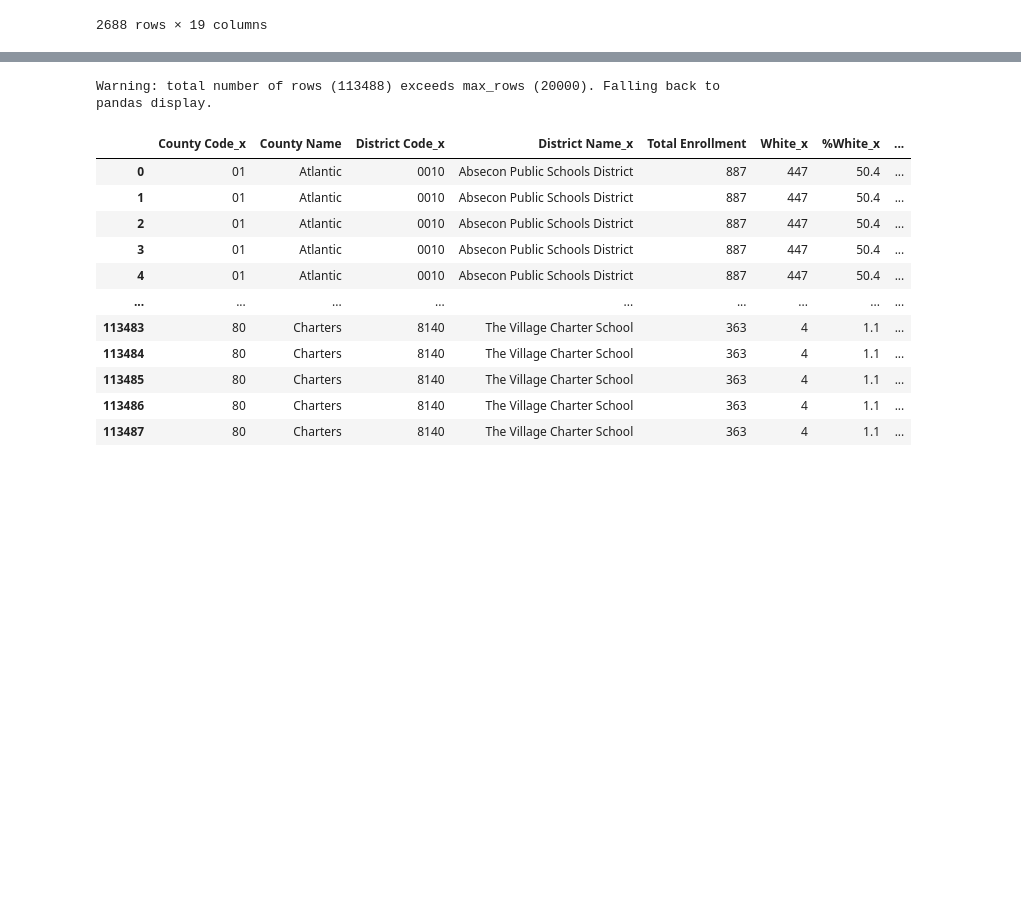
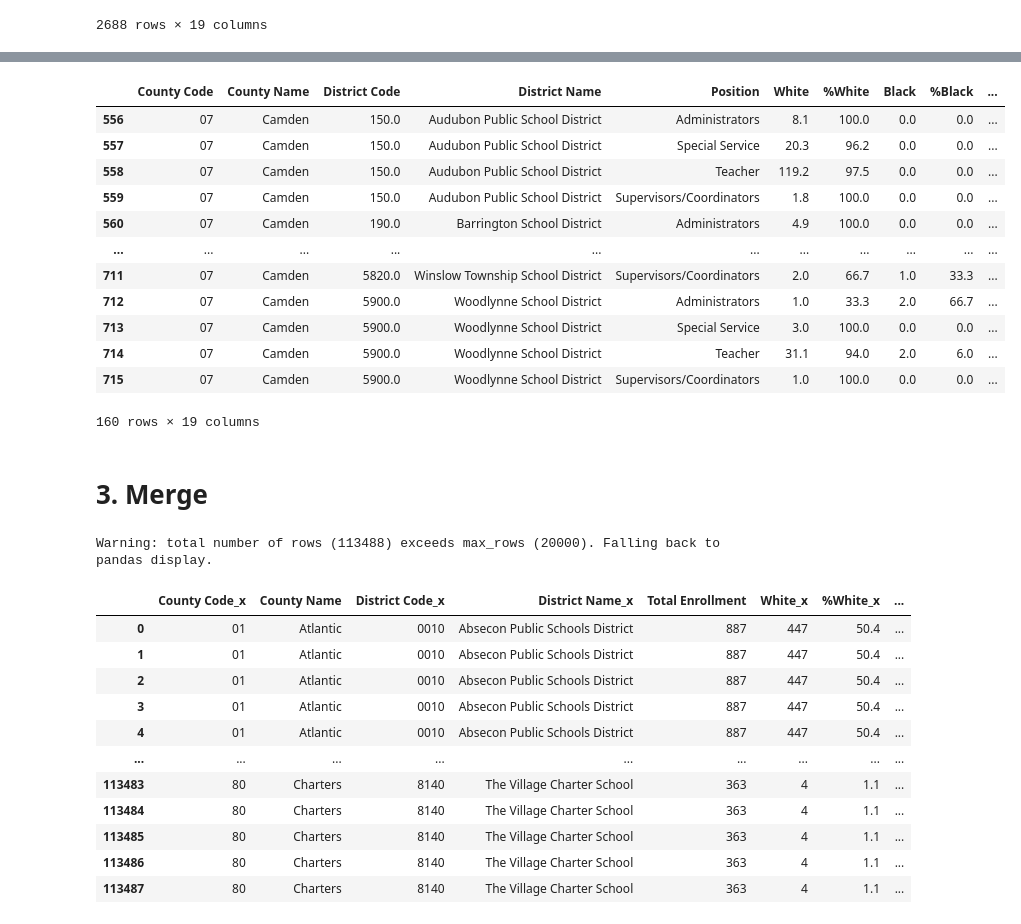
Before and after one commit to XiaoLiang28/Datamanagement, a Jupyter notebook: PS2.ipynb, the cells around one changed output, grey strips where cells are left out. Cells and saved outputs as stored; diff of their text form; code cells hidden in the pictures; blank space fills up the shorter version.

```diff
--- a/PS2.ipynb
+++ b/PS2.ipynb
@@ -262,3 +305,6 @@ df2
 | 2686 | 80 | Charters | 8140.0 | The Village Charter School | Teacher | 22.0 | 73.3 | 6.0 | 20.0 | ... |
 | 2687 | 80 | Charters | 8140.0 | The Village Charter School | Supervisors/Coordinators | 0.0 | 0.0 | 1.0 | 100.0 | ... |
 2688 rows × 19 columns
+# %%
+selectcounty = df2.loc[df2['County Name'] == 'Camden']
+print (selectcounty)
@@ -265,3 +329,22 @@ df2
+# %%
+df2=selectcounty
+df2
+# %% [output]
+|  | County Code | County Name | District Code | District Name | Position | White | %White | Black | %Black | ... |
+| 556 | 07 | Camden | 150.0 | Audubon Public School District | Administrators | 8.1 | 100.0 | 0.0 | 0.0 | ... |
+| 557 | 07 | Camden | 150.0 | Audubon Public School District | Special Service | 20.3 | 96.2 | 0.0 | 0.0 | ... |
+| 558 | 07 | Camden | 150.0 | Audubon Public School District | Teacher | 119.2 | 97.5 | 0.0 | 0.0 | ... |
+| 559 | 07 | Camden | 150.0 | Audubon Public School District | Supervisors/Coordinators | 1.8 | 100.0 | 0.0 | 0.0 | ... |
+| 560 | 07 | Camden | 190.0 | Barrington School District | Administrators | 4.9 | 100.0 | 0.0 | 0.0 | ... |
+| ... | ... | ... | ... | ... | ... | ... | ... | ... | ... | ... |
+| 711 | 07 | Camden | 5820.0 | Winslow Township School District | Supervisors/Coordinators | 2.0 | 66.7 | 1.0 | 33.3 | ... |
+| 712 | 07 | Camden | 5900.0 | Woodlynne School District | Administrators | 1.0 | 33.3 | 2.0 | 66.7 | ... |
+| 713 | 07 | Camden | 5900.0 | Woodlynne School District | Special Service | 3.0 | 100.0 | 0.0 | 0.0 | ... |
+| 714 | 07 | Camden | 5900.0 | Woodlynne School District | Teacher | 31.1 | 94.0 | 2.0 | 6.0 | ... |
+| 715 | 07 | Camden | 5900.0 | Woodlynne School District | Supervisors/Coordinators | 1.0 | 100.0 | 0.0 | 0.0 | ... |
+160 rows × 19 columns
+# %% [markdown]
+# 3. Merge
 # %%
 mergedOuter = pd.merge(df1, df2, how='outer', on=['County Name'],indicator=True)
 mergedOuter
```
Also changed, not shown: parts of 4 cells of this notebook.
